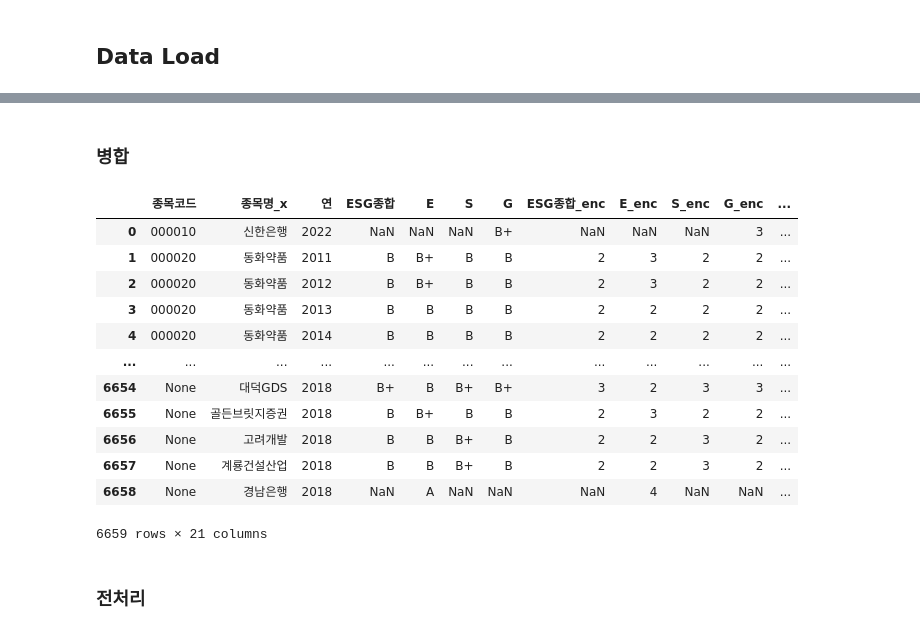
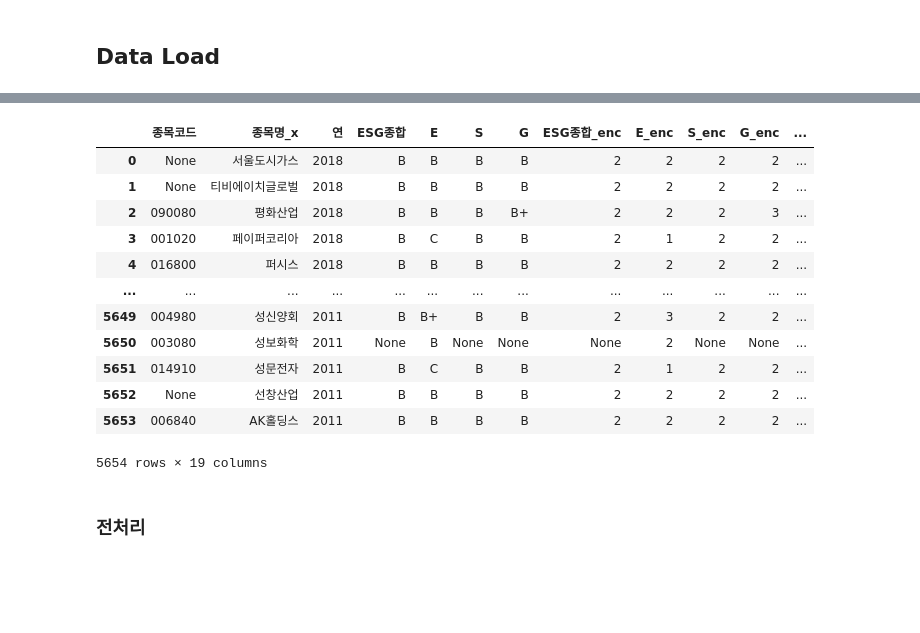
Before and after one commit to dkssudgb/ESG, a Jupyter notebook: DataAnalytics/stockPrice_year.ipynb, the cells around one changed output, grey strips where cells are left out. Saved outputs shown, nothing was run; the diff lists cells and outputs as text; code cells hidden in the pictures; blank space fills up the shorter version.

```diff
--- a/DataAnalytics/stockPrice_year.ipynb
+++ b/DataAnalytics/stockPrice_year.ipynb
@@ -67,0 +47,2 @@ Mem. usage decreased to 97.90 Mb (38.0% reduction)
+# %%
+df_stock = m.DataLoad(fp_stock)
@@ -107,0 +102,2 @@ display(df_esg.head())
+# %%
+df_esg = m.DataLoad(fp_esg)
@@ -110,31 +131,0 @@ display(df_esg.head())
-# %%
-def tmp(x):
-    try:
-        dict_enc = {
-            "S": "6",
-            "A+": "5",
-            "A": "4",
-            "B+": "3",
-            "B+ 이하": "3",
-            "B": "2",
-            "B이하": "2",
-            "C": "1",
-            "D": "0",
-            "-": np.nan,
-            "": np.nan,
-            "NaN": np.nan,
-        }
-        return dict_enc[x]
-    except:
-        return np.nan
-
-
-df_esg["ESG종합_enc"] = df_esg["ESG종합"].fillna(np.nan).apply(tmp)
-df_esg["E_enc"] = df_esg["E"].fillna(np.nan).apply(tmp)
-df_esg["S_enc"] = df_esg["S"].fillna(np.nan).apply(tmp)
-df_esg["G_enc"] = df_esg["G"].fillna(np.nan).apply(tmp)
-
-# df_esg["연"] = df_esg["평가년도"]
-df_esg.rename(columns={"평가년도": "연"}, inplace=True)
-
-display(df_esg.head())
@@ -148,22 +132,21 @@ display(df_esg.head())
-# %% [markdown]
-### 병합
 # %%
+df_esg["연"] = df_esg["연"].astype("int")
 df_Stock_year_esg = pd.merge(df_esg, df_stock_year, how='left', on=["종목코드",'연'])
 df_Stock_year_esg
 # %% [output]
 |  | 종목코드 | 종목명_x | 연 | ESG종합 | E | S | G | ESG종합_enc | E_enc | S_enc | G_enc | ... |
-| 0 | 000010 | 신한은행 | 2022 | NaN | NaN | NaN | B+ | NaN | NaN | NaN | 3 | ... |
-| 1 | 000020 | 동화약품 | 2011 | B | B+ | B | B | 2 | 3 | 2 | 2 | ... |
-| 2 | 000020 | 동화약품 | 2012 | B | B+ | B | B | 2 | 3 | 2 | 2 | ... |
-| 3 | 000020 | 동화약품 | 2013 | B | B | B | B | 2 | 2 | 2 | 2 | ... |
-| 4 | 000020 | 동화약품 | 2014 | B | B | B | B | 2 | 2 | 2 | 2 | ... |
+| 0 | None | 서울도시가스 | 2018 | B | B | B | B | 2 | 2 | 2 | 2 | ... |
+| 1 | None | 티비에이치글로벌 | 2018 | B | B | B | B | 2 | 2 | 2 | 2 | ... |
+| 2 | 090080 | 평화산업 | 2018 | B | B | B | B+ | 2 | 2 | 2 | 3 | ... |
+| 3 | 001020 | 페이퍼코리아 | 2018 | B | C | B | B | 2 | 1 | 2 | 2 | ... |
+| 4 | 016800 | 퍼시스 | 2018 | B | B | B | B | 2 | 2 | 2 | 2 | ... |
 | ... | ... | ... | ... | ... | ... | ... | ... | ... | ... | ... | ... | ... |
-| 6654 | None | 대덕GDS | 2018 | B+ | B | B+ | B+ | 3 | 2 | 3 | 3 | ... |
-| 6655 | None | 골든브릿지증권 | 2018 | B | B+ | B | B | 2 | 3 | 2 | 2 | ... |
-| 6656 | None | 고려개발 | 2018 | B | B | B+ | B | 2 | 2 | 3 | 2 | ... |
-| 6657 | None | 계룡건설산업 | 2018 | B | B | B+ | B | 2 | 2 | 3 | 2 | ... |
-| 6658 | None | 경남은행 | 2018 | NaN | A | NaN | NaN | NaN | 4 | NaN | NaN | ... |
+| 5649 | 004980 | 성신양회 | 2011 | B | B+ | B | B | 2 | 3 | 2 | 2 | ... |
+| 5650 | 003080 | 성보화학 | 2011 | None | B | None | None | None | 2 | None | None | ... |
+| 5651 | 014910 | 성문전자 | 2011 | B | C | B | B | 2 | 1 | 2 | 2 | ... |
+| 5652 | None | 선창산업 | 2011 | B | B | B | B | 2 | 2 | 2 | 2 | ... |
+| 5653 | 006840 | AK홀딩스 | 2011 | B | B | B | B | 2 | 2 | 2 | 2 | ... |
-6659 rows × 21 columns
+5654 rows × 19 columns
 # %% [markdown]
 ### 전처리
 # %%
```
Also changed, not shown: parts of 25 cells of this notebook, 2 other files.
